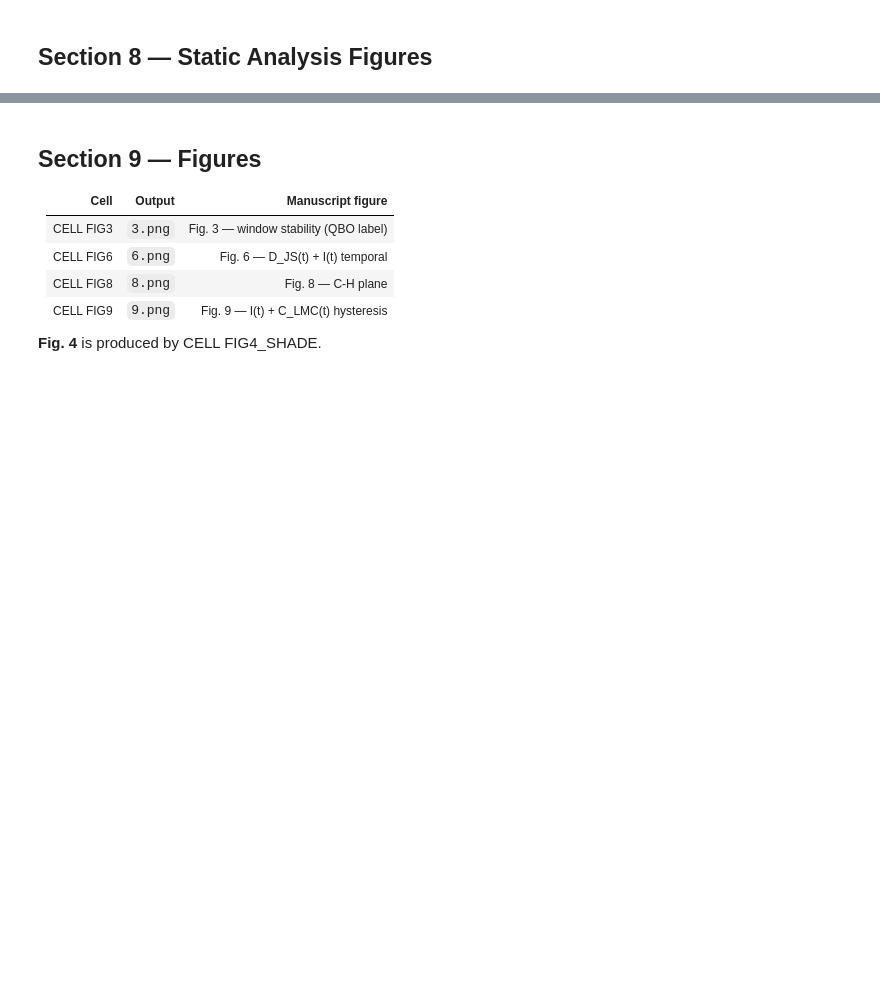
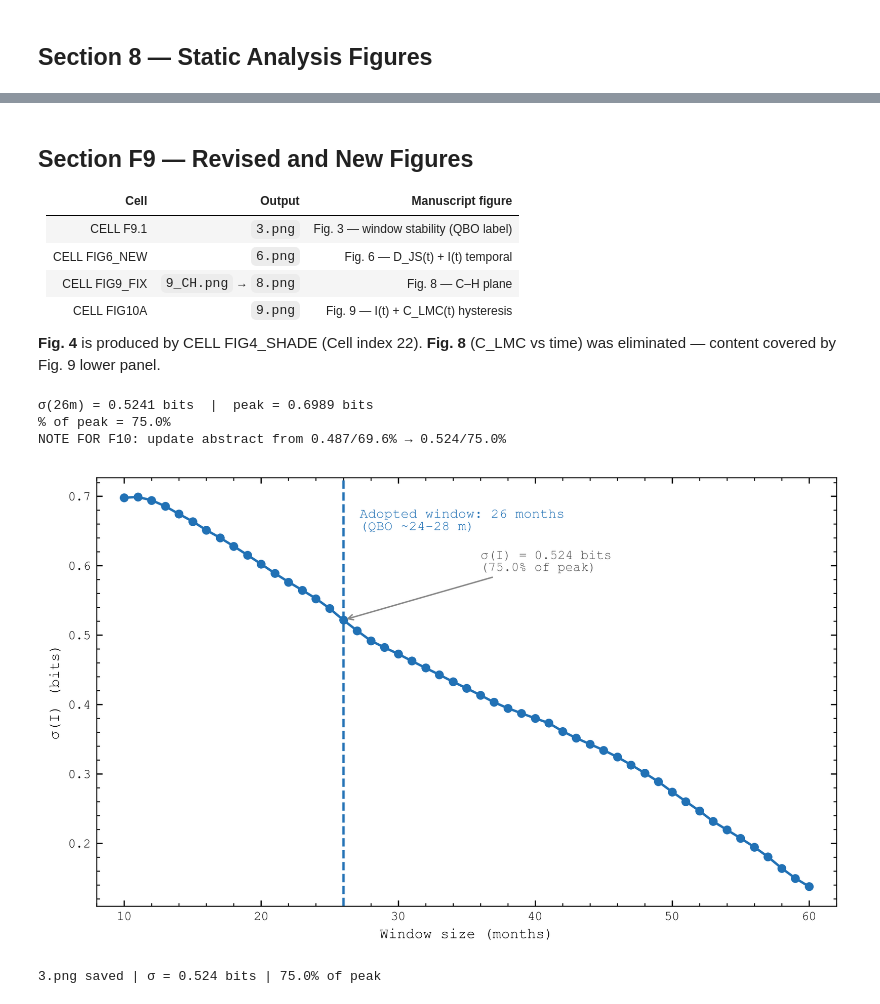
Before and after one commit to rrf-astro/Information-analysis-SC24, a Jupyter notebook: SC24_info_analysis.ipynb, the cells around one changed output, grey strips where cells are left out. Drawn from its saved outputs; the diff is of its cells as text; code cells hidden in the pictures; blank space fills up the shorter version.

```diff
--- a/SC24_info_analysis.ipynb
+++ b/SC24_info_analysis.ipynb
@@ -350,7 +380,15 @@ print(f'  Theoretical curve: {len(H_curve)} points  H in [{H_curve.min():.3f}, {
 # %%
-# CELL 11 — Sliding window + bootstrap CI + PE + C_LMC
-# Runtime: ~1-2 min (106 windows × 500 bootstrap samples)
-N_BOOT          = 500
+# CELL 11 — Sliding window + bootstrap CI + PE + C_LMC  (F8b)
+# Runtime: ~4-6 min (106 windows × 2000 moving-block samples, block L=3)
+N_BOOT          = 2000
+BOOT_BLOCK = 3   # moving-block length; ~ intra-window integrated autocorr time (median tau_int ~2.8 mo)
+def _mb_idx(n, L, rng):
+    """Circular moving-block bootstrap index vector of length n, block size L."""
+    pos = []
+    while len(pos) < n:
+        s = int(rng.integers(0, n))
+        pos.extend([(s + j) % n for j in range(L)])
+    return np.array(pos[:n])
 results_dynamic = []
 data_monthly    = df_mensal_disc.dropna()
 print(f'Windows: {len(data_monthly)-WINDOW+1}  Bootstrap samples: {N_BOOT}')
@@ -367,10 +405,10 @@ for start in range(0, len(data_monthly) - WINDOW + 1):
     lzc_tsa = lempel_ziv_complexity(window['TSA'])
     lzc_psi = lempel_ziv_complexity(window['PSI'])
     mi_val  = mutual_information(window['TSA'], window['PSI'])
-    pe_tsa  = permutation_entropy(window_cont['TSA'], m=3)  # continuous input (no pre-quantisation)
-    pe_psi  = permutation_entropy(window_cont['PSI'], m=3)  # continuous input (no pre-quantisation)
+    pe_tsa  = permutation_entropy(window_cont['TSA'], m=3)  # continuous input [FIX F-PE]
+    pe_psi  = permutation_entropy(window_cont['PSI'], m=3)  # continuous input [FIX F-PE]
 
-    # — probability vectors for C_LMC ———————————————
+    # — probability vectors for C_LMC (F8b) ———————————————
     bins_tsa = pd.cut(window['TSA'], N_BINS, labels=False).value_counts().sort_index()
     bins_psi = pd.cut(window['PSI'], N_BINS, labels=False).value_counts().sort_index()
     # ensure N_BINS entries (empty bins = 0)
@@ -385,12 +423,11 @@ for start in range(0, len(data_monthly) - WINDOW + 1):
     c_lmc_tsa, h_norm_tsa, d_js_tsa = lmc_complexity(p_tsa, N_BINS)
     c_lmc_psi, h_norm_psi, d_js_psi = lmc_complexity(p_psi, N_BINS)
 
-    # — bootstrap (existing metrics) ——————————————————————————
+    # — moving-block bootstrap (preserves local autocorrelation; block L=BOOT_BLOCK) —
     bh, bhp, blzc, blzcp, bmi = [], [], [], [], []
-    idx = np.arange(WINDOW)
-    np.random.seed(20260531 + start)
+    rng_mb = np.random.default_rng(20260531 + start)
     for _ in range(N_BOOT):
-        s = np.random.choice(idx, WINDOW, replace=True)
+        s = _mb_idx(WINDOW, BOOT_BLOCK, rng_mb)
         w = window.iloc[s]
         bh.append(shannon_entropy(w['TSA']))
         bhp.append(shannon_entropy(w['PSI']))
@@ -410,7 +447,7 @@ for start in range(0, len(data_monthly) - WINDOW + 1):
         'MI': mi_val,
         'MI_lo': np.percentile(bmi, 2.5), 'MI_hi': np.percentile(bmi, 97.5),
         'PE_TSA': pe_tsa,    'PE_PSI': pe_psi,
-        # — C_LMC / H_norm / D_JS columns ————————————————————————————————————
+        # — 6 new F8b columns ————————————————————————————————————
         'C_LMC_TSA': c_lmc_tsa, 'C_LMC_PSI': c_lmc_psi,
         'H_norm_TSA': h_norm_tsa, 'H_norm_PSI': h_norm_psi,
         'D_JS_TSA': d_js_tsa,    'D_JS_PSI': d_js_psi,
@@ -739,18 +820,19 @@ print('7.png saved')
 # %% [markdown]
-## Section 9 — Figures
+## Section F9 — Revised and New Figures
 
 | Cell | Output | Manuscript figure |
 |------|--------|------------------|
-| CELL FIG3 | `3.png` | Fig. 3 — window stability (QBO label) |
-| CELL FIG6 | `6.png` | Fig. 6 — D_JS(t) + I(t) temporal |
-| CELL FIG8 | `8.png` | Fig. 8 — C-H plane |
-| CELL FIG9 | `9.png` | Fig. 9 — I(t) + C_LMC(t) hysteresis |
+| CELL F9.1 | `3.png` | Fig. 3 — window stability (QBO label) |
+| CELL FIG6_NEW | `6.png` | Fig. 6 — D_JS(t) + I(t) temporal |
+| CELL FIG9_FIX | `9_CH.png` → `8.png` | Fig. 8 — C–H plane |
+| CELL FIG10A | `9.png` | Fig. 9 — I(t) + C_LMC(t) hysteresis |
 
-**Fig. 4** is produced by CELL FIG4_SHADE.
+**Fig. 4** is produced by CELL FIG4_SHADE (Cell index 22).
+**Fig. 8** (C_LMC vs time) was eliminated — content covered by Fig. 9 lower panel.
 # %%
-# CELL FIG3 — Fig. 3: window stability
+# CELL F9.1 — Fig. 3 regenerated  [CORRECTED v3]
 # FIX: both σ value AND percentage computed from df_dynamic (not hardcoded).
-
+# Abstract will be updated in F10 to match these values.
 # Output: 3.png | DPI 300
 
 import matplotlib.pyplot as plt
@@ -789,40 +871,47 @@ _sig26_curve = _sigma_W.get(26, _sig26_canonical)
 
 print(f"σ(26m) = {_sig26_canonical:.4f} bits  |  peak = {_peak_canonical:.4f} bits")
 print(f"% of peak = {_pct_canonical:.1f}%")
-
+print(f"NOTE FOR F10: update abstract from 0.487/69.6% → "
+      f"{_sig26_canonical:.3f}/{_pct_canonical:.1f}%")
 
 # ── Plot ──────────────────────────────────────────────────────────────────────
 fig, ax = plt.subplots(figsize=(7.0, 4.2), dpi=300)
 
 ax.plot(_ws, _sigs, 'o-', color='#2171B5', lw=1.5, ms=4.5, zorder=3)
 ax.axvline(26, color='#2171B5', ls='--', lw=1.4, zorder=2)
 
 
 ax.text(27.2, _peak_canonical * 0.975,
         'Adopted window: 26 months\n(QBO ~24-28 m)',   # ASCII ~ instead of \u223c
         fontsize=8.5, va='top', color='#2171B5')
 
 # Annotation — values from df_dynamic (consistent with notebook state)
 ax.annotate(
     f'\u03c3(I) = {_sig26_canonical:.3f} bits\n({_pct_canonical:.1f}% of peak)',
     xy=(26, _sig26_curve),
     xytext=(36, _sig26_curve + (_peak_canonical - _sig26_curve) * 0.40),
     fontsize=8, color='#555555',
     arrowprops=dict(arrowstyle='->', color='#888888', lw=0.9)
 )
 
 ax.set_xlabel('Window size (months)')
 ax.set_ylabel('\u03c3(I) (bits)')
 ax.set_xlim(8, 62)
 ax.tick_params(labelsize=8)
 for sp in ax.spines.values():
     sp.set_linewidth(0.6)
 ax.set_facecolor('white')
 fig.patch.set_facecolor('white')
 plt.tight_layout(pad=0.8)
 plt.savefig('3.png', dpi=300, bbox_inches='tight', facecolor='white')
 plt.show()
 print(f'\n3.png saved | σ = {_sig26_canonical:.3f} bits | {_pct_canonical:.1f}% of peak')
+# %% [output]
+σ(26m) = 0.5241 bits  |  peak = 0.6989 bits
+% of peak = 75.0%
+NOTE FOR F10: update abstract from 0.487/69.6% → 0.524/75.0%
+[figure, added]
+3.png saved | σ = 0.524 bits | 75.0% of peak
 # %%
 # CELL FIG6_NEW — Fig. 6: D_JS(TSA) vs time + I(TSA;PSI) vs time
 # Two aligned temporal panels with phase shading.
```
Also changed, not shown: parts of 49 cells of this notebook, 5 other files.
